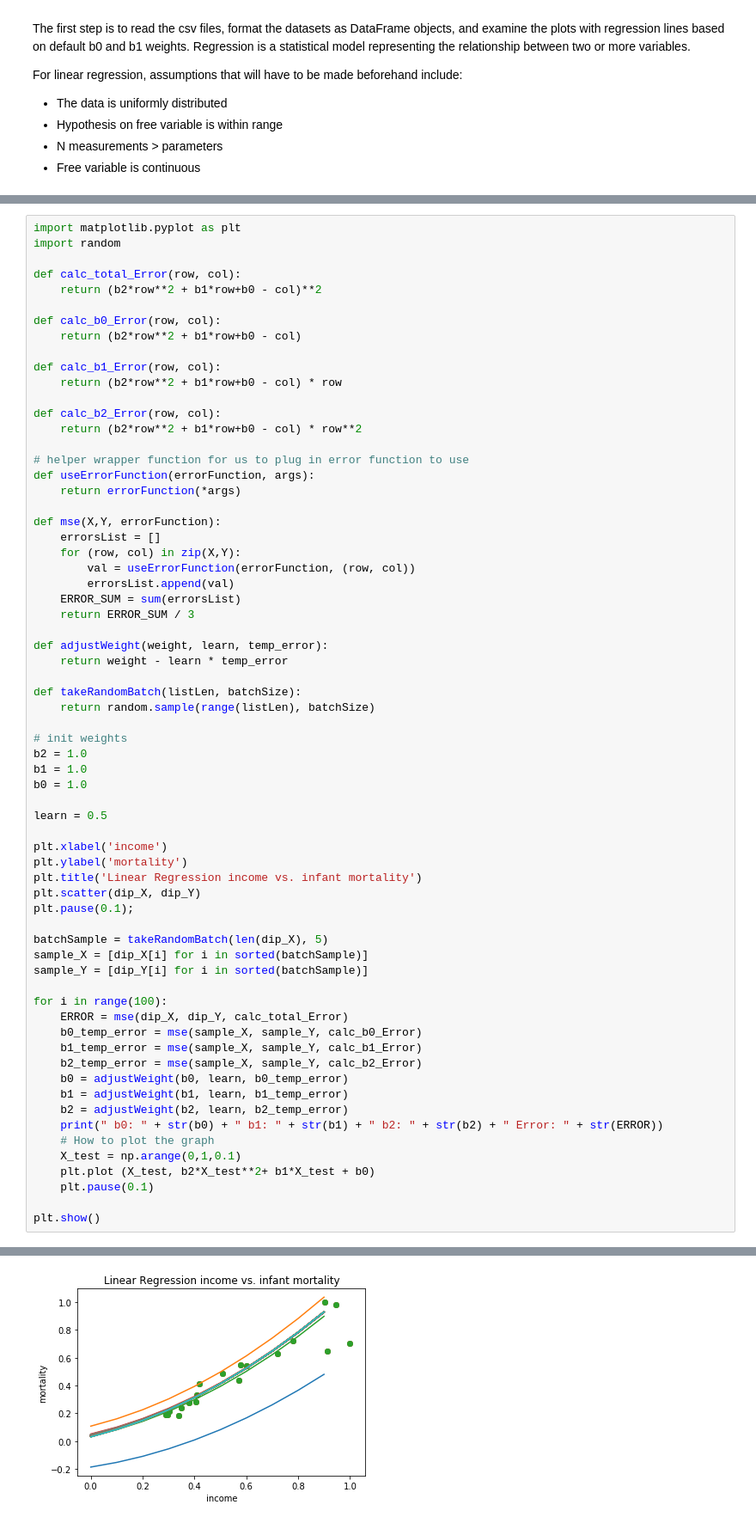
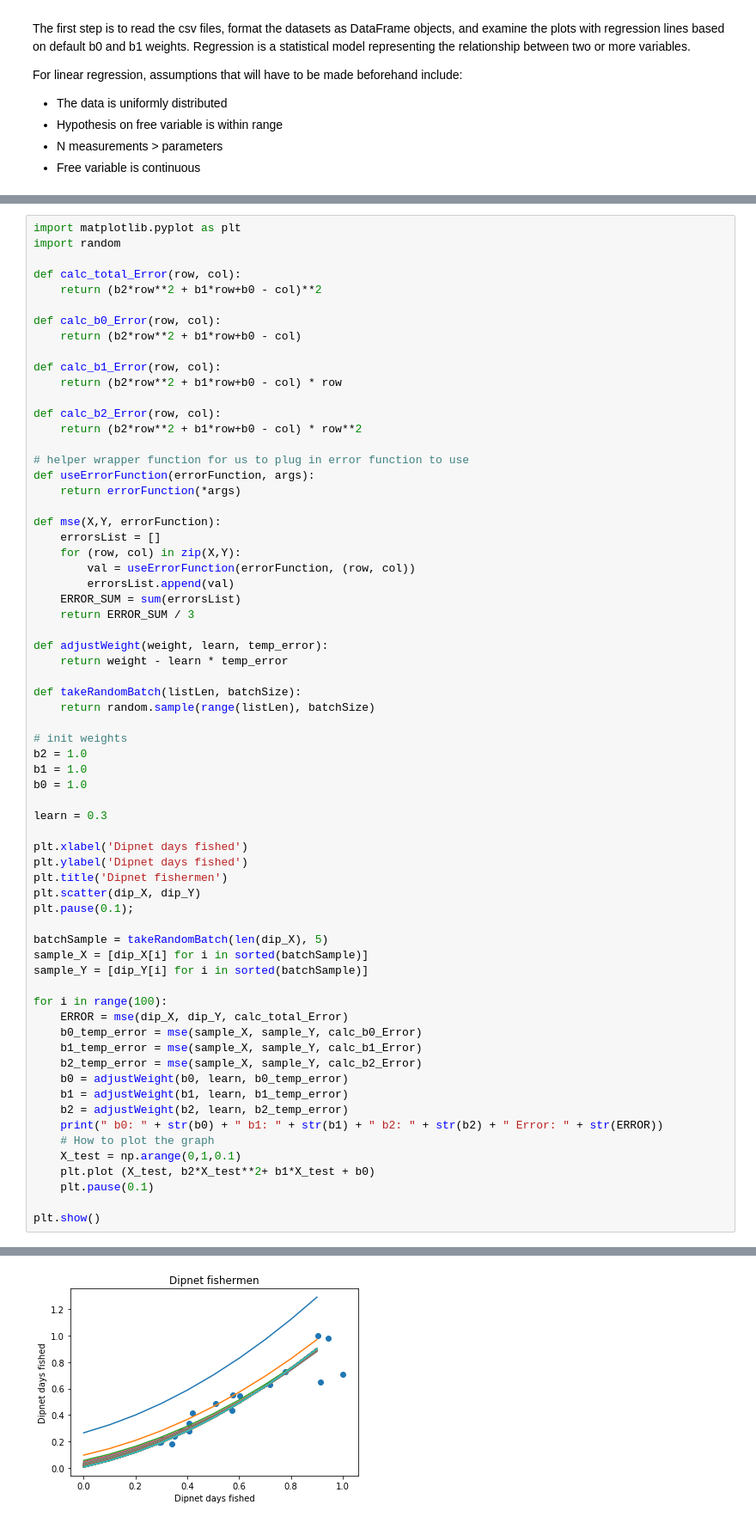
Before and after one commit to NguyenDa18/MachineLearning_HW1, a Jupyter notebook: HW1_pt1_fishery.ipynb, the cells around one changed output, grey strips where cells are left out. Shown at 86% size. Drawn from its saved outputs; the diff is of its cells as text.

Commit message:
Split dirft and dip net data regressions

```diff
--- a/HW1_pt1_fishery.ipynb
+++ b/HW1_pt1_fishery.ipynb
@@ -170,11 +130,11 @@ b2 = 1.0
 b1 = 1.0
 b0 = 1.0
 
-learn = 0.5
+learn = 0.3
 
-plt.xlabel('income')
-plt.ylabel('mortality')
-plt.title('Linear Regression income vs. infant mortality')
+plt.xlabel('Dipnet days fished')
+plt.ylabel('Dipnet days fished')
+plt.title('Dipnet fishermen')
 plt.scatter(dip_X, dip_Y)
 plt.pause(0.1);
 
@@ -218 +178 @@ plt.show()
-[figure, old version]
+[figure, new version]
```
Also changed, not shown: parts of 3 cells of this notebook, 1 other file.
